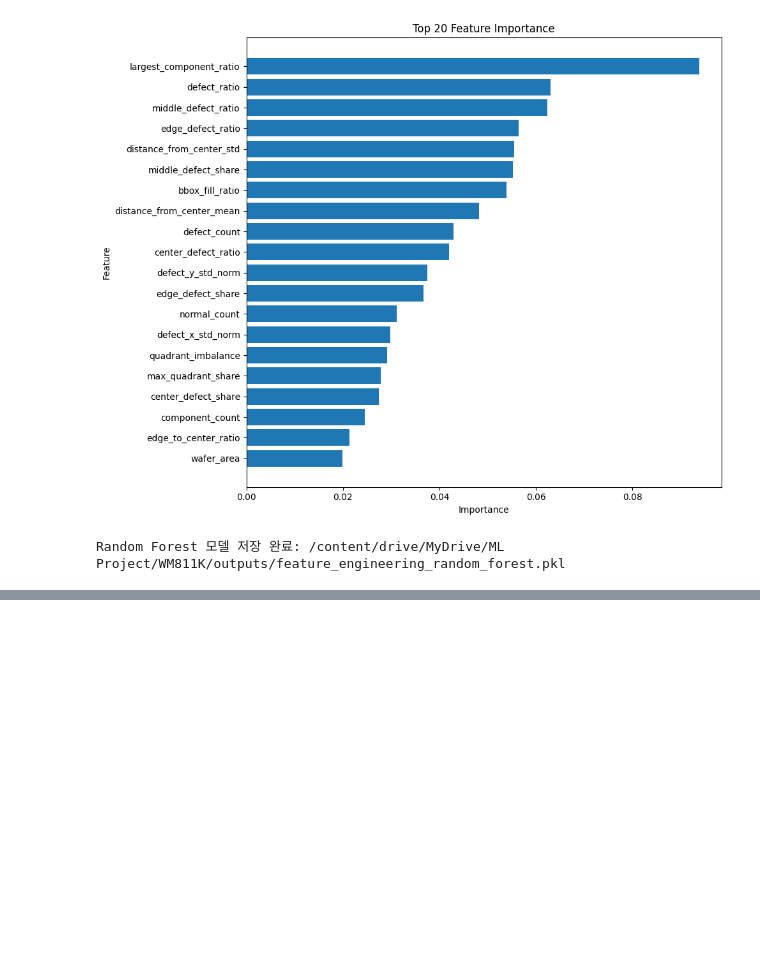
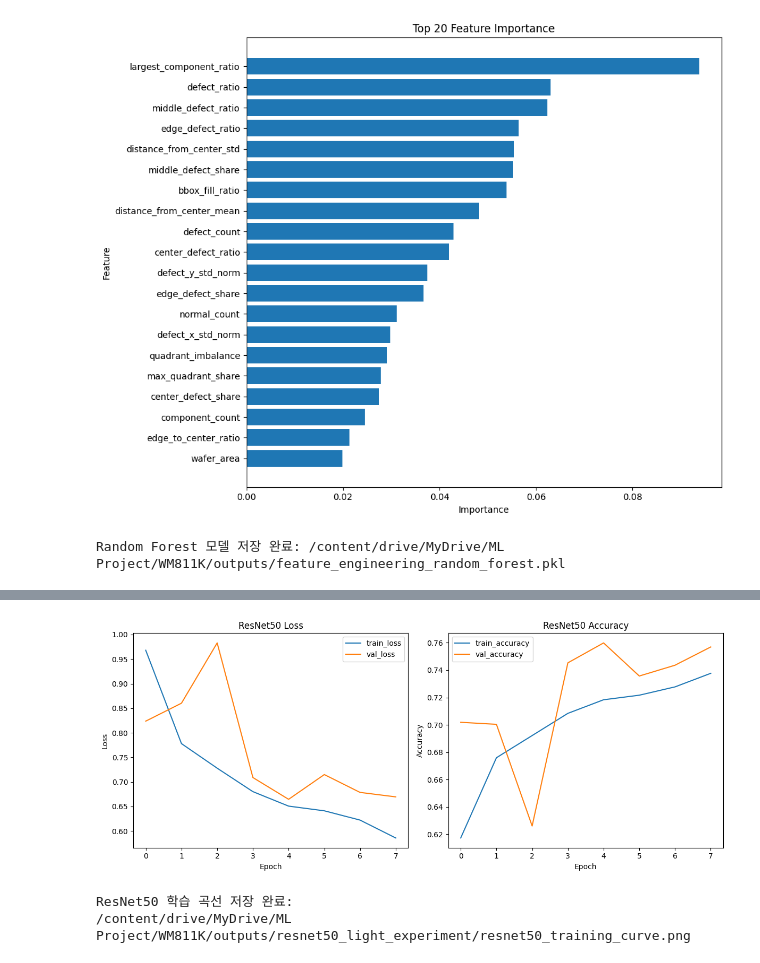
Before and after one commit to WooSeungJi/WM811K-Project, a Jupyter notebook: Ram_절약_WM_811K_Wafer_Map.ipynb, the cells around one changed output, grey strips where cells are left out. Saved outputs shown, nothing was run; the diff lists cells and outputs as text; code cells hidden in the pictures; blank space fills up the shorter version.

```diff
--- a/Ram_절약_WM_811K_Wafer_Map.ipynb
+++ b/Ram_절약_WM_811K_Wafer_Map.ipynb
@@ -1677,0 +2978,44 @@ CNN vs Feature Engineering 비교표 저장 완료: /content/drive/MyDrive/ML Pr
+# %%
+# ============================================================
+# 39-10. ResNet50 학습 곡선 시각화 및 저장
+# ============================================================
+
+resnet_history_df = pd.DataFrame(resnet_history.history)
+resnet_history_df.to_csv(
+    RESNET_HISTORY_PATH,
+    index=False,
+    encoding="utf-8-sig"
+)
+
+plt.figure(figsize=(12, 5))
+
+plt.subplot(1, 2, 1)
+plt.plot(resnet_history.history["loss"], label="train_loss")
+plt.plot(resnet_history.history["val_loss"], label="val_loss")
+plt.title("ResNet50 Loss")
+plt.xlabel("Epoch")
+plt.ylabel("Loss")
+plt.legend()
+
+plt.subplot(1, 2, 2)
+plt.plot(resnet_history.history["accuracy"], label="train_accuracy")
+plt.plot(resnet_history.history["val_accuracy"], label="val_accuracy")
+plt.title("ResNet50 Accuracy")
+plt.xlabel("Epoch")
+plt.ylabel("Accuracy")
+plt.legend()
+
+plt.tight_layout()
+plt.savefig(
+    RESNET_CURVE_PATH,
+    dpi=300,
+    bbox_inches="tight"
+)
+plt.show()
+
+print("ResNet50 학습 곡선 저장 완료:")
+print(RESNET_CURVE_PATH)
+# %% [output]
+[figure, added]
+ResNet50 학습 곡선 저장 완료:
+/content/drive/MyDrive/ML Project/WM811K/outputs/resnet50_light_experiment/resnet50_training_curve.png
```
Also changed, not shown: parts of 18 cells of this notebook.
